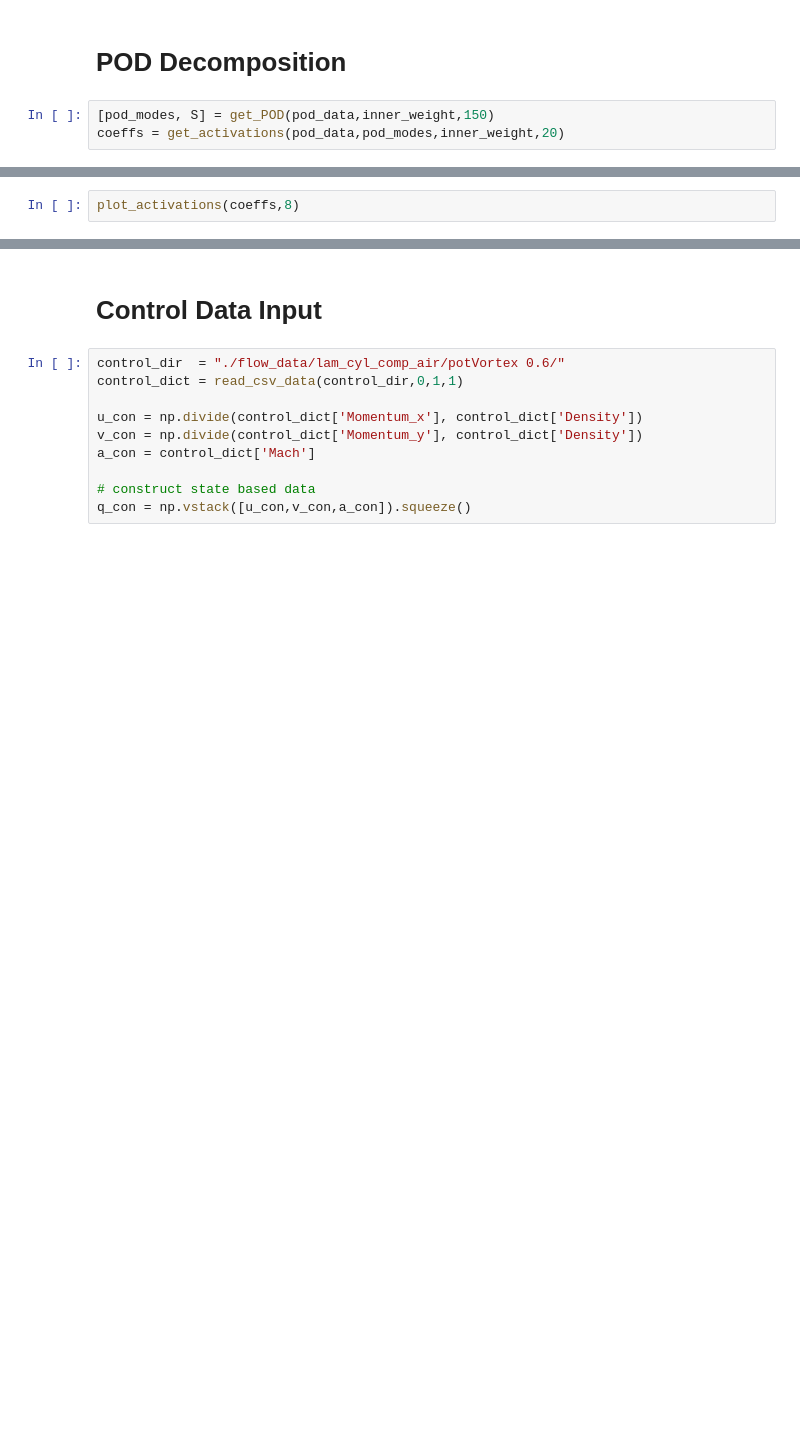
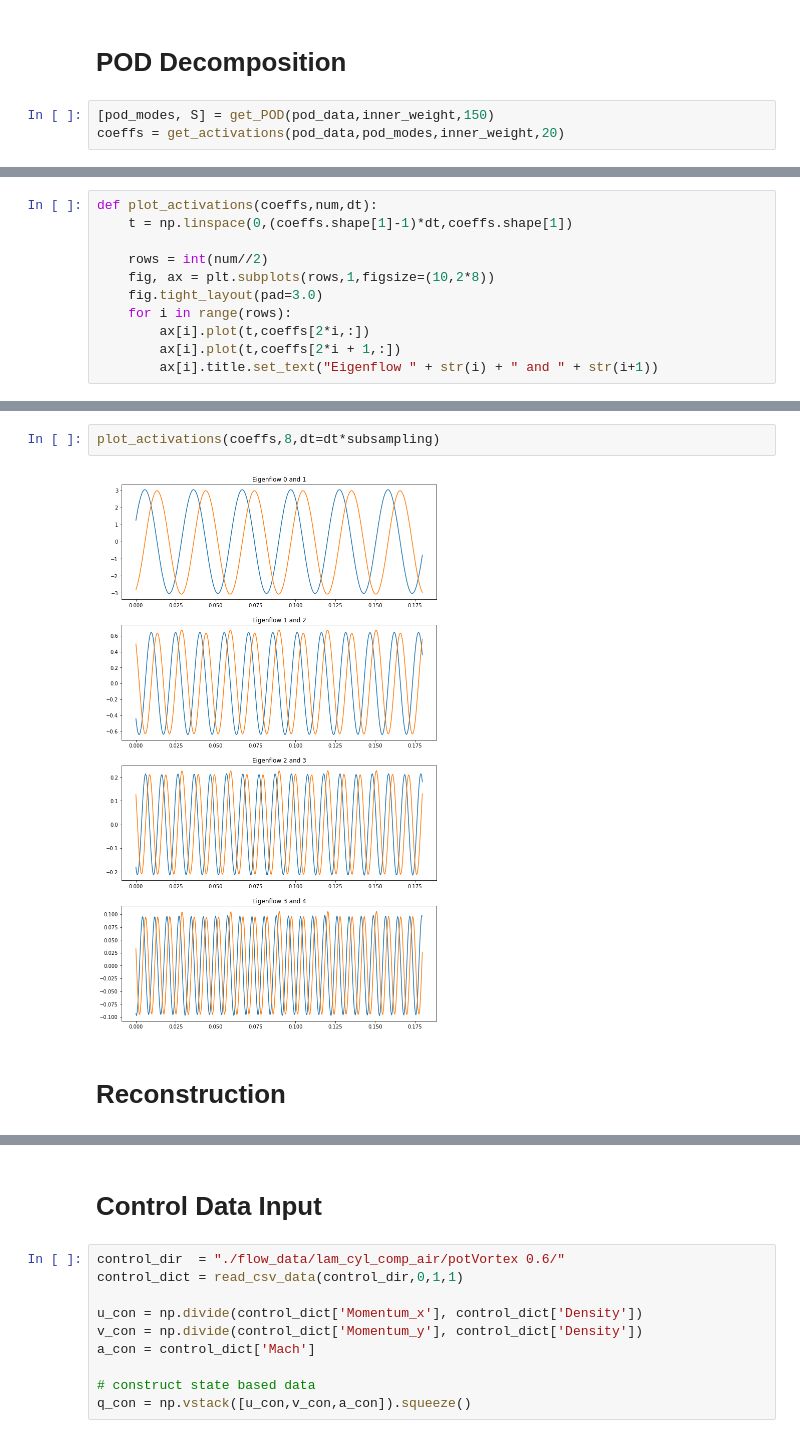
Before and after one commit to JanRotti/podGalerkin, a Jupyter notebook: pod_galerkin.ipynb, the cells around one changed output, grey strips where cells are left out. Cells and saved outputs as stored; diff of their text form; blank space fills up the shorter version.

```diff
--- a/pod_galerkin.ipynb
+++ b/pod_galerkin.ipynb
@@ -117,0 +137,11 @@ plt.savefig("POD_Eigenvalues_0.1.png")
+# %%
+def plot_activations(coeffs,num,dt):
+    t = np.linspace(0,(coeffs.shape[1]-1)*dt,coeffs.shape[1])
+
+    rows = int(num//2)
+    fig, ax = plt.subplots(rows,1,figsize=(10,2*8))
+    fig.tight_layout(pad=3.0)
+    for i in range(rows):
+        ax[i].plot(t,coeffs[2*i,:])
+        ax[i].plot(t,coeffs[2*i + 1,:])
+        ax[i].title.set_text("Eigenflow " + str(i) + " and " + str(i+1))
@@ -118,2 +161,6 @@ plt.savefig("POD_Eigenvalues_0.1.png")
 # %%
-plot_activations(coeffs,8)
+plot_activations(coeffs,8,dt=dt*subsampling)
+# %% [output]
+[figure, added]
+# %% [markdown]
+# Reconstruction
```
Also changed, not shown: parts of 17 cells of this notebook, 2 other files.
